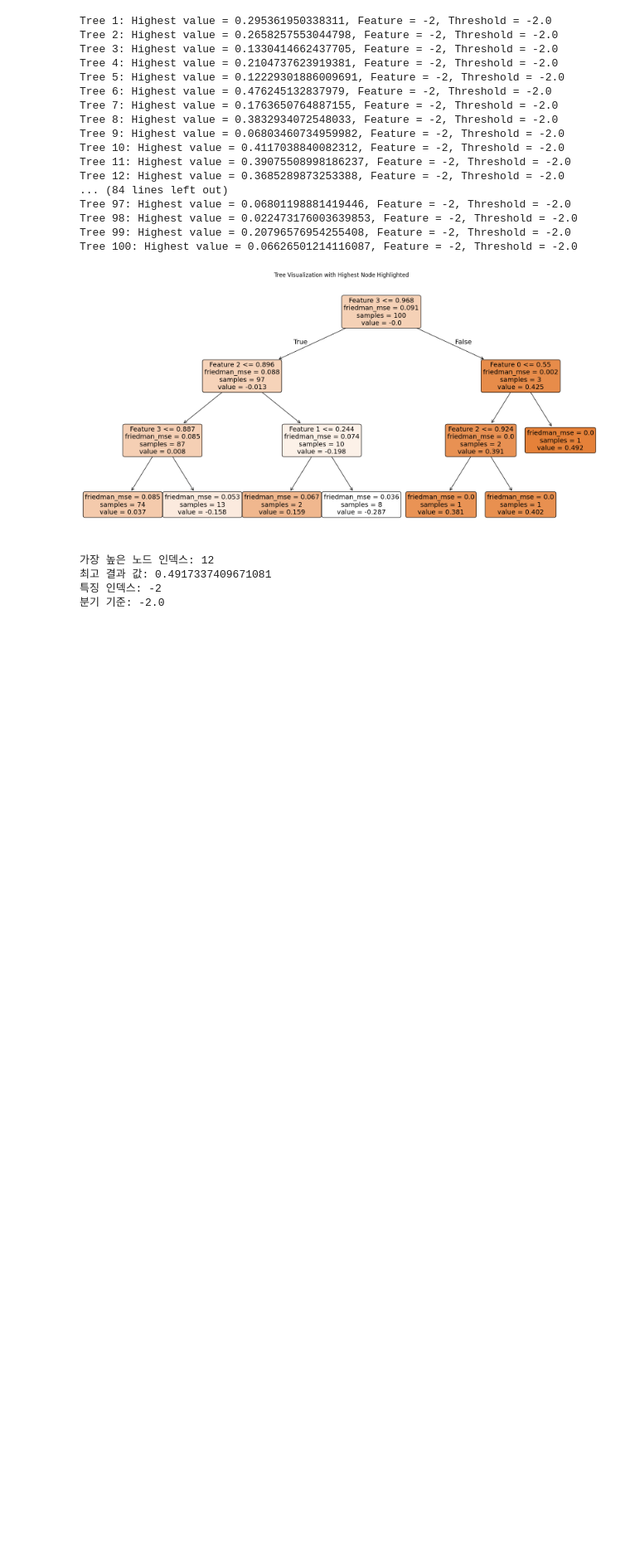
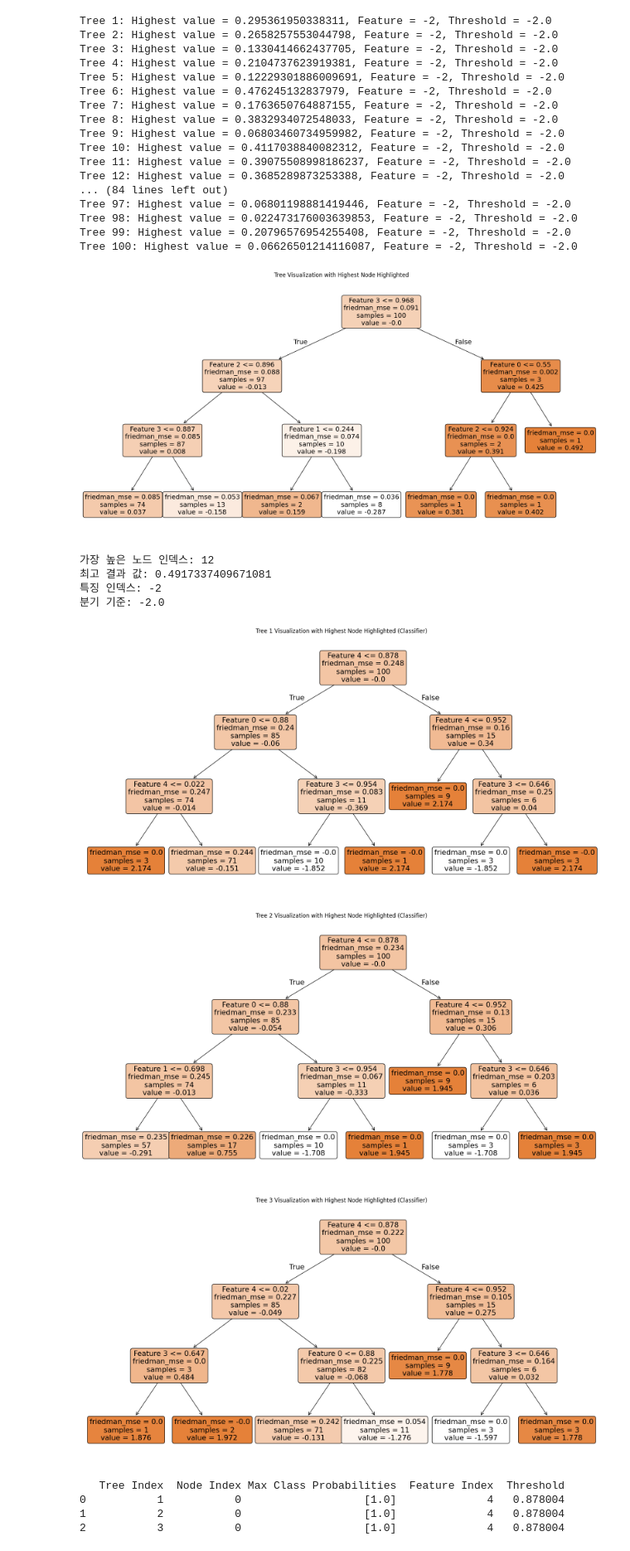
Before and after one commit to kimjaehwankimjaehwan/MachineLeaning, a Jupyter notebook: Treenet.ipynb, the cells around one changed output. Shown at 83% size. Cells and saved outputs as stored; diff of their text form; code cells hidden in the pictures; blank space fills up the shorter version.

```diff
--- a/Treenet.ipynb
+++ b/Treenet.ipynb
@@ -85,3 +85,59 @@ print(f"분기 기준: {threshold}")
 최고 결과 값: 0.4917337409671081
 특징 인덱스: -2
 분기 기준: -2.0
+# %%
+import pandas as pd
+from sklearn.ensemble import GradientBoostingClassifier
+
+
+np.random.seed(0)
+X = np.random.rand(100, 5)
+y = np.random.randint(0, 2, 100)
+
+model = GradientBoostingClassifier(n_estimators=3, max_depth=3)
+model.fit(X, y)
+
+tree_info = []
+for i, estimator in enumerate(model.estimators_):
+    tree = estimator[0].tree_
+    values = tree.value[:, 0, :]
+    class_probs = values / values.sum(axis=1, keepdims=True)
+    max_node = np.argmax(np.max(class_probs, axis=1))
+    max_value = class_probs[max_node]
+    feature = tree.feature[max_node]
+    threshold = tree.threshold[max_node]
+
+    tree_info.append({
+        "Tree Index": i + 1,
+        "Node Index": max_node,
+        "Max Class Probabilities": max_value,
+        "Feature Index": feature,
+        "Threshold": threshold
+    })
+
+    plt.figure(figsize=(20, 10))
+    plot_tree(estimator[0], filled=True, feature_names=[f"Feature {j}" for j in range(X.shape[1])], rounded=True)
+
+    ax = plt.gca()
+    for artist in ax.get_children():
+        if hasattr(artist, 'get_text') and str(max_value[0]) in artist.get_text():
+            artist.set_facecolor("red")
+
+            bbox = artist.get_window_extent()
+            ax.text(bbox.x0, bbox.y0, f"Node: {max_node}\nProb: {max_value[0]:.3f}\nFeature: {feature}\nThresh: {threshold:.3f}",
+                    fontsize=10, color="black", ha="center", va="bottom", bbox=dict(facecolor='white', alpha=0.7))
+
+    plt.title(f"Tree {i + 1} Visualization with Highest Node Highlighted (Classifier)")
+    plt.show()
+
+
+tree_info_df = pd.DataFrame(tree_info)
+print(tree_info_df)
+# %% [output]
+[figure, added]
+[figure, added]
+[figure, added]
+   Tree Index  Node Index Max Class Probabilities  Feature Index  Threshold
+0           1           0                   [1.0]              4   0.878004
+1           2           0                   [1.0]              4   0.878004
+2           3           0                   [1.0]              4   0.878004
```
